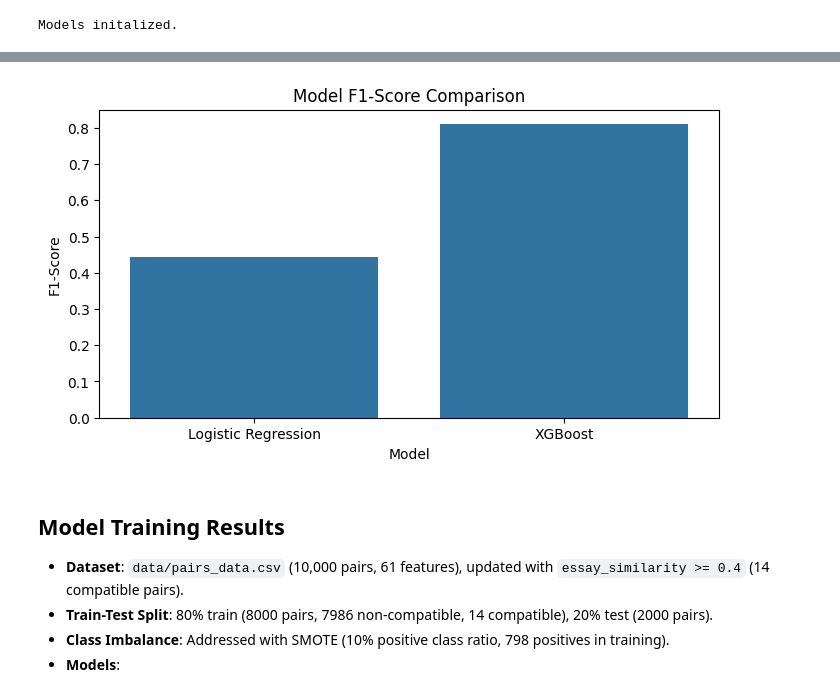
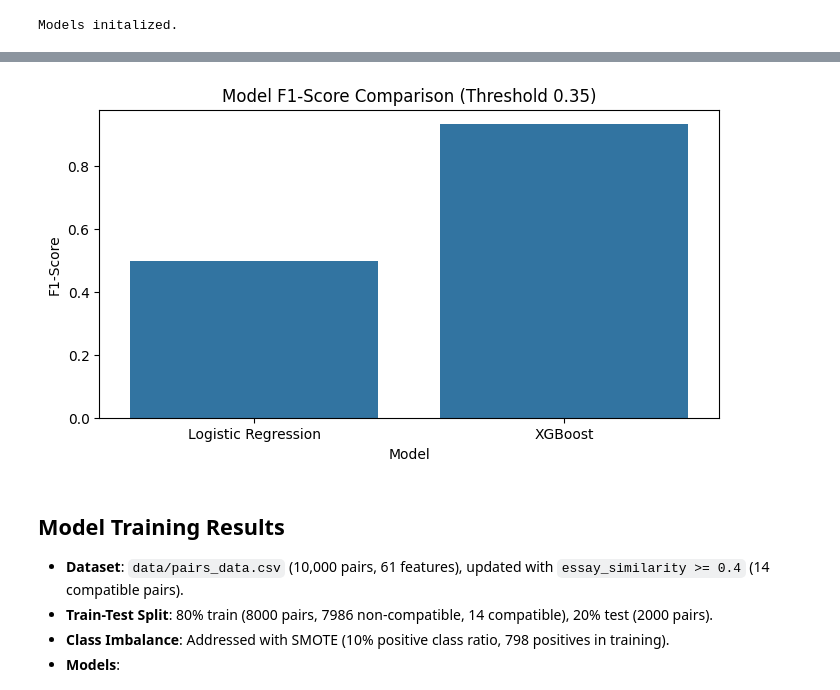
Before and after one commit to GoudyMT/dating-ml-project, a Jupyter notebook: dating_ml_analysis.ipynb, the cells around one changed output, grey strips where cells are left out. Cells and saved outputs as stored; diff of their text form; code cells hidden in the pictures.

Commit message:
Retrained models with essay_similarity=0.35, added precision/recall metrics

```diff
--- a/dating_ml_analysis.ipynb
+++ b/dating_ml_analysis.ipynb
@@ -387,7 +387,7 @@ import pandas as pd
 import numpy as np
 from sklearn.model_selection import train_test_split
 from sklearn.linear_model import LogisticRegression
-from sklearn.metrics import f1_score, accuracy_score, roc_auc_score, confusion_matrix, roc_curve
+from sklearn.metrics import f1_score, accuracy_score, roc_auc_score, confusion_matrix, roc_curve, precision_score, recall_score
 from xgboost import XGBClassifier
 from imblearn.over_sampling import SMOTE
 import seaborn as sns
@@ -398,7 +398,7 @@ import os
 np.random.seed(42)
 
 # Load processed dataset
-df = pd.read_csv('data/pairs_data.csv')
+df = pd.read_csv('data/pairs_data_0.35.csv')
 print("Data loaded from data/pairs_data.csv.")
 # %% [output]
 Data loaded from data/pairs_data.csv.
@@ -439,6 +439,12 @@ print("Models initalized.")
 # %% [output]
 Models initalized.
 # %%
+# Initialize models
+lr = LogisticRegression(random_state=42)
+xgb = XGBClassifier(max_depth=6, learning_rate=0.1, n_estimators=100,
+                    scale_pos_weight=len(y_train_smote[y_train_smote==0])/len(y_train_smote[y_train_smote==1]),
+                    random_state=42)
+
 # Train and evaluate models
 models = {'Logistic Regression': lr, 'XGBoost': xgb}
 results = {}
@@ -455,18 +461,19 @@ for name, model in models.items():
     f1 = f1_score(y_test, y_pred)
     acc = accuracy_score(y_test, y_pred)
     auc = roc_auc_score(y_test, y_prob) if len(np.unique(y_test)) > 1 else 0
+    prec = precision_score(y_test, y_pred, zero_division=0)
+    rec = recall_score(y_test, y_pred, zero_division=0)
 
-    results[name] = {'F1-Score': f1, 'Accuracy': acc, 'ROC-AUC': auc}
+    results[name] = {'F1-Score': f1, 'Accuracy': acc, 'ROC-AUC': auc, 'Precision': prec, 'Recall': rec}
 
     # Confusion matrix
     cm = confusion_matrix(y_test, y_pred)
     plt.figure(figsize=(6, 4))
     sns.heatmap(cm, annot=True, fmt='d', cmap='Blues')
-    plt.title(f'{name} Confusion Matrix')
+    plt.title(f'{name} Confusion Matrix (Threshold 0.35)')
     plt.xlabel('Predicted')
     plt.ylabel('Actual')
-    plt.savefig(f'images/{name.lower().replace(" ", "_")}_cm.png')
-    plt.show()
+    plt.savefig(f'images/{name.lower().replace(" ", "_")}_cm_0.35.png')
     plt.close()
 
     # ROC curve
@@ -475,15 +482,14 @@ for name, model in models.items():
         plt.figure(figsize=(6, 4))
         plt.plot(fpr, tpr, label=f'ROC-AUC = {auc:.2f}')
         plt.plot([0, 1], [0, 1], 'k--')
-        plt.title(f'{name} ROC Curve')
+        plt.title(f'{name} ROC Curve (Threshold 0.35)')
         plt.xlabel('False Positive Rate')
         plt.ylabel('True Positive Rate')
         plt.legend()
-        plt.savefig(f'images/{name.lower().replace(" ", "_")}_roc.png')
-        plt.show()
+        plt.savefig(f'images/{name.lower().replace(" ", "_")}_roc_0.35.png')
         plt.close()
 
 # Print results
-print("\nModel Performance:")
+print("\nModel Performance (Threshold 0.35):")
 print(pd.DataFrame(results).T)
 # %% [output]
@@ -498,15 +500,15 @@ XGBoost              0.809524     0.996  0.999733
 # %%
 # Save results plot
 plt.figure(figsize=(8, 4))
 sns.barplot(data=pd.DataFrame(results).T.reset_index(), x='index', y='F1-Score')
-plt.title('Model F1-Score Comparison')
+plt.title('Model F1-Score Comparison (Threshold 0.35)')
 plt.xlabel('Model')
 plt.ylabel('F1-Score')
-plt.savefig('images/model_f1_comparison.png')
+plt.savefig('images/model_f1_comparison_0.35.png')
 plt.show()
 plt.close()
 # %% [output]
-[figure, old version]
+[figure, new version]
 # %% [markdown]
 ## Model Training Results
 - **Dataset**: `data/pairs_data.csv` (10,000 pairs, 61 features), updated with `essay_similarity >= 0.4` (14 compatible pairs).
```
Also changed, not shown: parts of 4 cells of this notebook, 5 other files.
